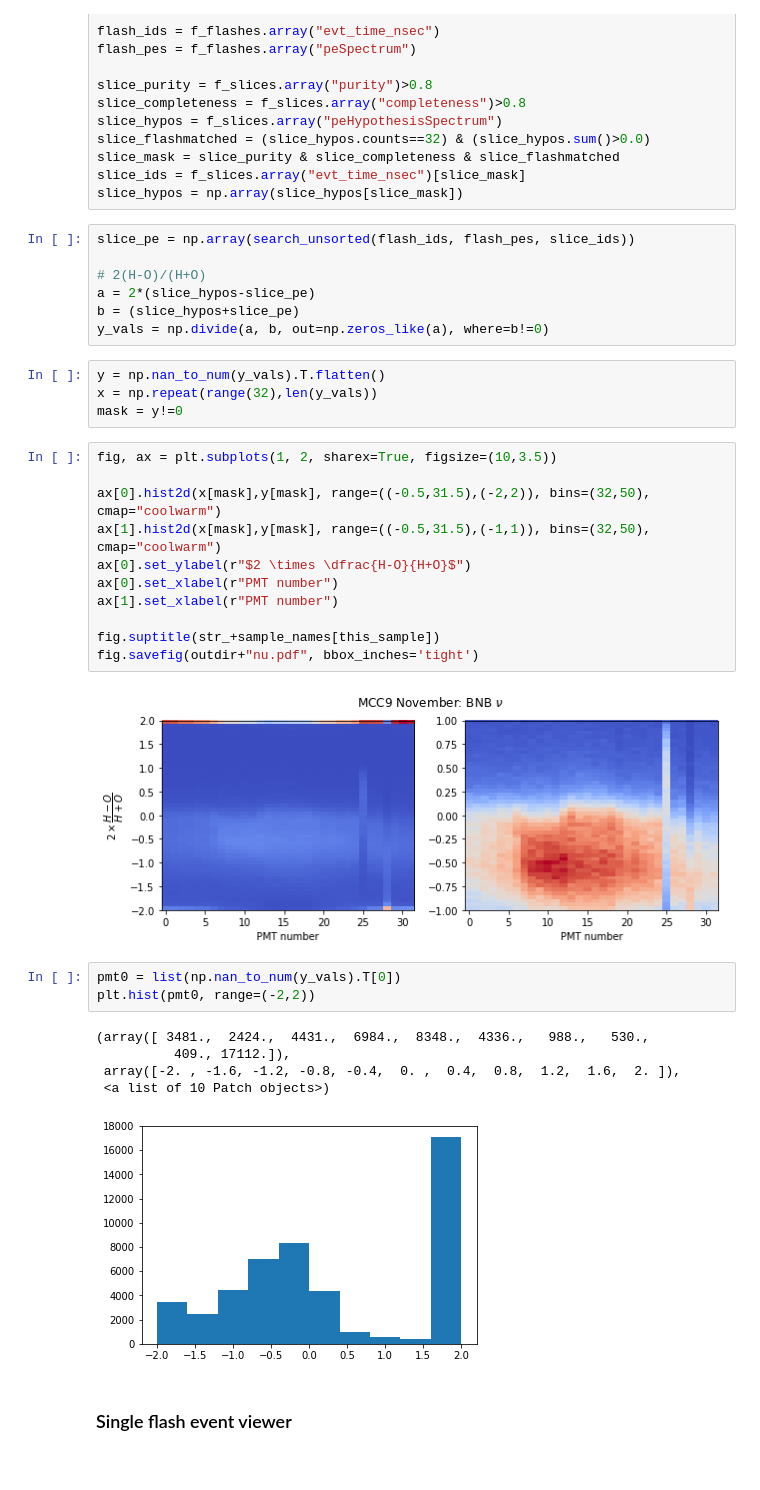
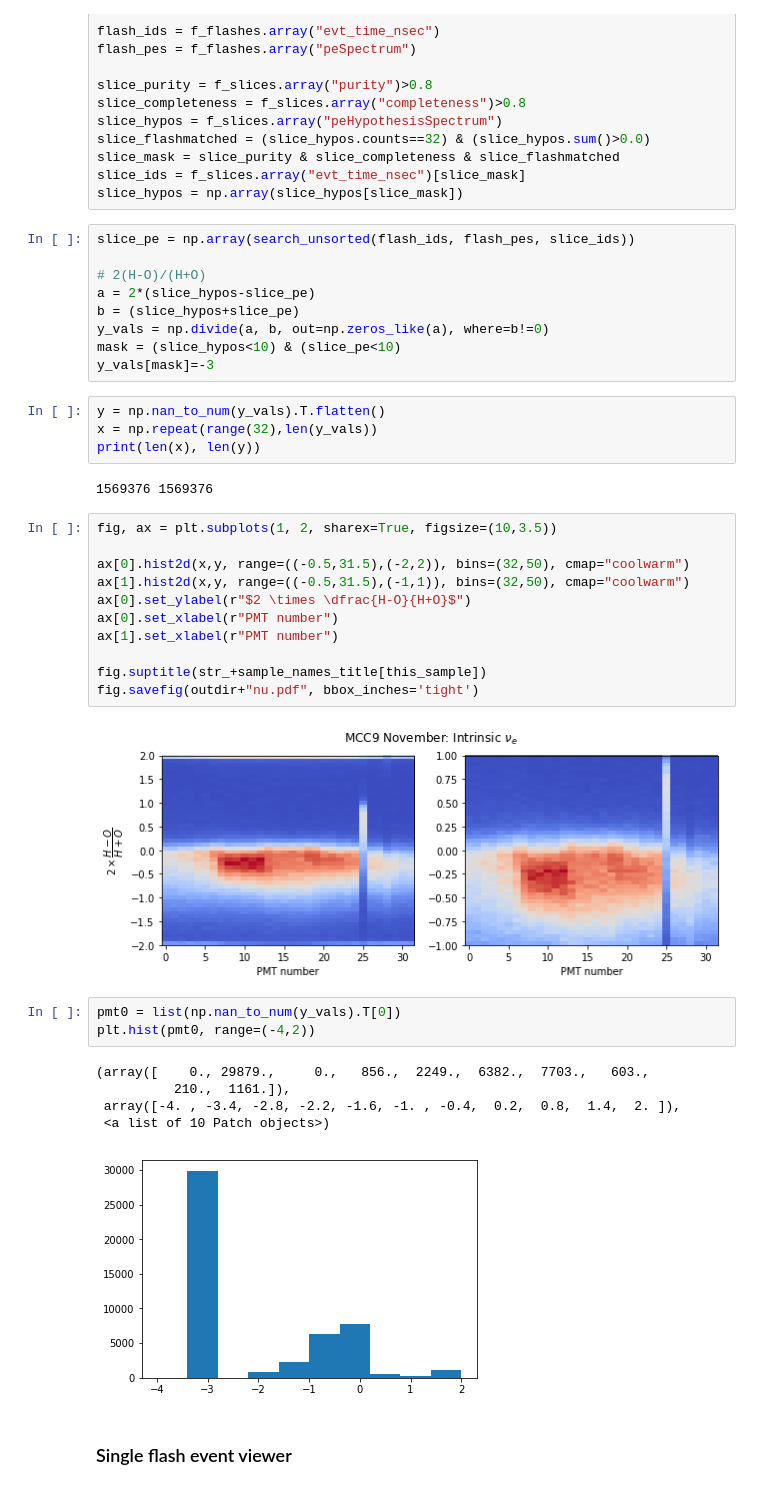
Before and after one commit to Wouter-VDP/MCC9_FlashID, a Jupyter notebook: FlashHypothesis.ipynb, the cells around one changed output. Saved outputs shown, nothing was run; the diff lists cells and outputs as text.

```diff
--- a/FlashHypothesis.ipynb
+++ b/FlashHypothesis.ipynb
@@ -59,32 +63,36 @@ slice_pe = np.array(search_unsorted(flash_ids, flash_pes, slice_ids))
 a = 2*(slice_hypos-slice_pe)
 b = (slice_hypos+slice_pe)
 y_vals = np.divide(a, b, out=np.zeros_like(a), where=b!=0)
+mask = (slice_hypos<10) & (slice_pe<10)
+y_vals[mask]=-3
 # %%
 y = np.nan_to_num(y_vals).T.flatten()
 x = np.repeat(range(32),len(y_vals))
-mask = y!=0
+print(len(x), len(y))
+# %% [output]
+1569376 1569376
 # %%
 fig, ax = plt.subplots(1, 2, sharex=True, figsize=(10,3.5))
 
-ax[0].hist2d(x[mask],y[mask], range=((-0.5,31.5),(-2,2)), bins=(32,50), cmap="coolwarm")
-ax[1].hist2d(x[mask],y[mask], range=((-0.5,31.5),(-1,1)), bins=(32,50), cmap="coolwarm")
+ax[0].hist2d(x,y, range=((-0.5,31.5),(-2,2)), bins=(32,50), cmap="coolwarm")
+ax[1].hist2d(x,y, range=((-0.5,31.5),(-1,1)), bins=(32,50), cmap="coolwarm")
 ax[0].set_ylabel(r"$2 \times \dfrac{H-O}{H+O}$")
 ax[0].set_xlabel(r"PMT number")
 ax[1].set_xlabel(r"PMT number")
 
-fig.suptitle(str_+sample_names[this_sample])
+fig.suptitle(str_+sample_names_title[this_sample])
 fig.savefig(outdir+"nu.pdf", bbox_inches='tight')
 # %% [output]
-[figure, old version]
+[figure, new version]
 # %%
 pmt0 = list(np.nan_to_num(y_vals).T[0])
-plt.hist(pmt0, range=(-2,2))
+plt.hist(pmt0, range=(-4,2))
 # %% [output]
-(array([ 3481.,  2424.,  4431.,  6984.,  8348.,  4336.,   988.,   530.,
-          409., 17112.]),
- array([-2. , -1.6, -1.2, -0.8, -0.4,  0. ,  0.4,  0.8,  1.2,  1.6,  2. ]),
+(array([    0., 29879.,     0.,   856.,  2249.,  6382.,  7703.,   603.,
+          210.,  1161.]),
+ array([-4. , -3.4, -2.8, -2.2, -1.6, -1. , -0.4,  0.2,  0.8,  1.4,  2. ]),
  <a list of 10 Patch objects>)
-[figure, old version]
+[figure, new version]
 # %% [markdown]
 ### Single flash event viewer
 # %%
```
Also changed, not shown: parts of 16 cells of this notebook, 2 other files.
